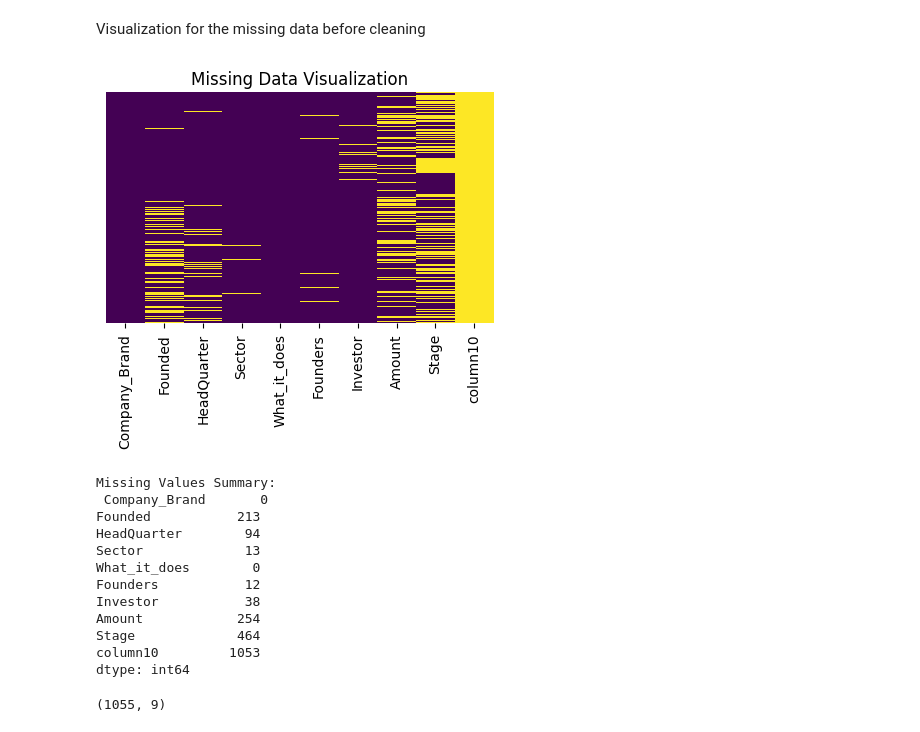
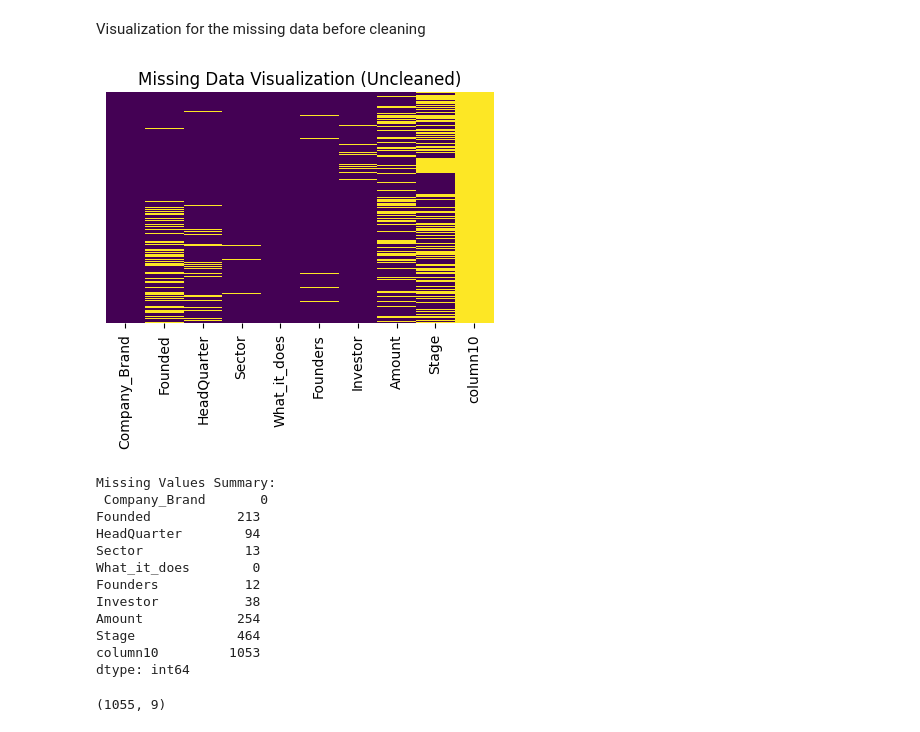
Before and after one commit to GeGe-K/Startup-Ecosystem, a Jupyter notebook: jupyter.ipynb, the cells around one changed output. Cells and saved outputs as stored; diff of their text form; code cells hidden in the pictures.

```diff
--- a/jupyter.ipynb
+++ b/jupyter.ipynb
@@ -160,17 +160,17 @@ Visualization for the missing data before cleaning
 # %%
 # Check for missing values
 missing_values  = df_2020.isnull().sum()
 
 # Visualise missing data
 plt.figure(figsize=(5, 3))
 sns.heatmap(df_2020.isnull(), cmap='viridis', cbar=False, yticklabels=False)
-plt.title('Missing Data Visualization')
+plt.title('Missing Data Visualization (Uncleaned)')
 plt.show()
 
 # Display missing values summary
 print('Missing Values Summary:\n', missing_values)
 # %% [output]
-[figure, old version]
+[figure, new version]
 Missing Values Summary:
  Company_Brand       0
 Founded           213
```
Also changed, not shown: parts of 7 cells of this notebook.
